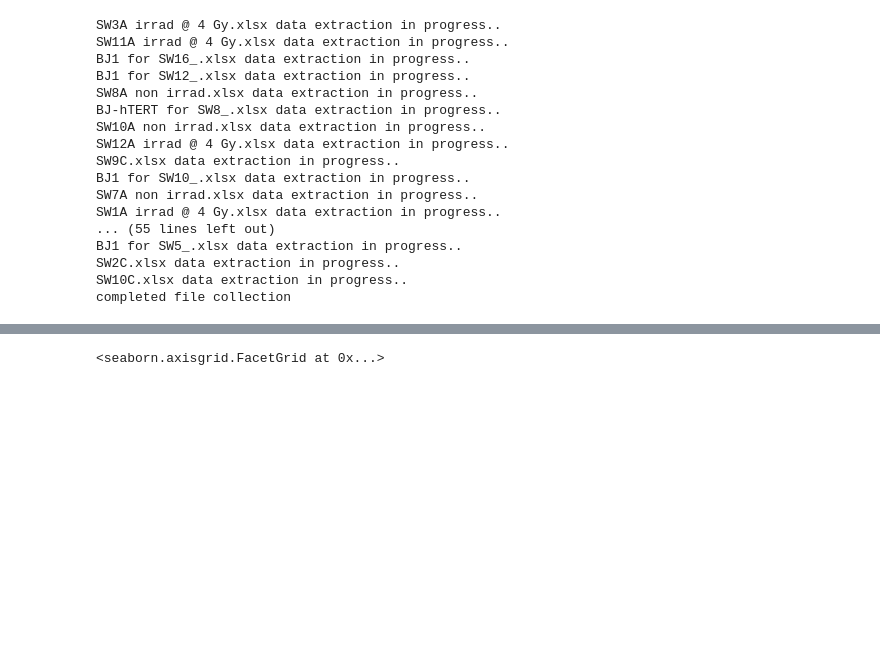
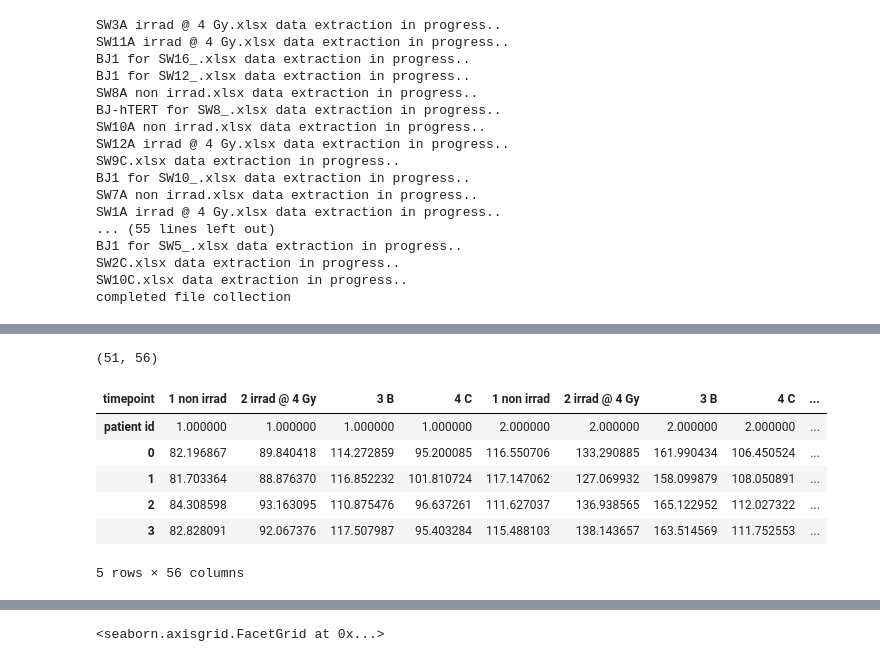
Before and after one commit to Jared-Luxton/radiation-therapy-machine-learning, a Jupyter notebook: RADIATION-SENSITIVITY-telos-chromosomes.ipynb, the cells around one changed output, grey strips where cells are left out. Saved outputs shown, nothing was run; the diff lists cells and outputs as text; code cells hidden in the pictures; blank space fills up the shorter version.

```diff
--- a/RADIATION-SENSITIVITY-telos-chromosomes.ipynb
+++ b/RADIATION-SENSITIVITY-telos-chromosomes.ipynb
@@ -355,0 +194,29 @@ exploded_telos_all_patients_df = (explode_telos_raw
+# %%
+# MAKING DATAFRAME FOR MEANS OF INDIVIDUAL CELLS
+# shape (51, 56)
+
+all_patients_df_copy = all_patients_df.drop([44, 45, 46], axis=0)
+
+#taking all_patients_df, removing the index & making a multi index of patient id and timepoint
+individ_cell_cols = all_patients_df_copy.reindex().set_index(['patient id', 'timepoint'])
+
+#removing unnecessary columns
+individ_cell_cols.drop(['chr data', 'telo data', 'status', 'telo means', 'Q1', 'Q2-3', 'Q4'], axis=1, inplace=True)
+
+#exploding the series containing the individual telos
+explode_cells = individ_cell_cols['cell data'].apply(pd.Series)
+
+#transpose!
+explode_cells = explode_cells.reset_index(level=['patient id']).T
+
+print(explode_cells.shape)
+explode_cells.head(5)
+# %% [output]
+(51, 56)
+| timepoint | 1 non irrad | 2 irrad @ 4 Gy | 3 B | 4 C | 1 non irrad | 2 irrad @ 4 Gy | 3 B | 4 C | ... |
+| patient id | 1.000000 | 1.000000 | 1.000000 | 1.000000 | 2.000000 | 2.000000 | 2.000000 | 2.000000 | ... |
+| 0 | 82.196867 | 89.840418 | 114.272859 | 95.200085 | 116.550706 | 133.290885 | 161.990434 | 106.450524 | ... |
+| 1 | 81.703364 | 88.876370 | 116.852232 | 101.810724 | 117.147062 | 127.069932 | 158.099879 | 108.050891 | ... |
+| 2 | 84.308598 | 93.163095 | 110.875476 | 96.637261 | 111.627037 | 136.938565 | 165.122952 | 112.027322 | ... |
+| 3 | 82.828091 | 92.067376 | 117.507987 | 95.403284 | 115.488103 | 138.143657 | 163.514569 | 111.752553 | ... |
+5 rows × 56 columns
```
Also changed, not shown: parts of 44 cells of this notebook, 1 other file.
